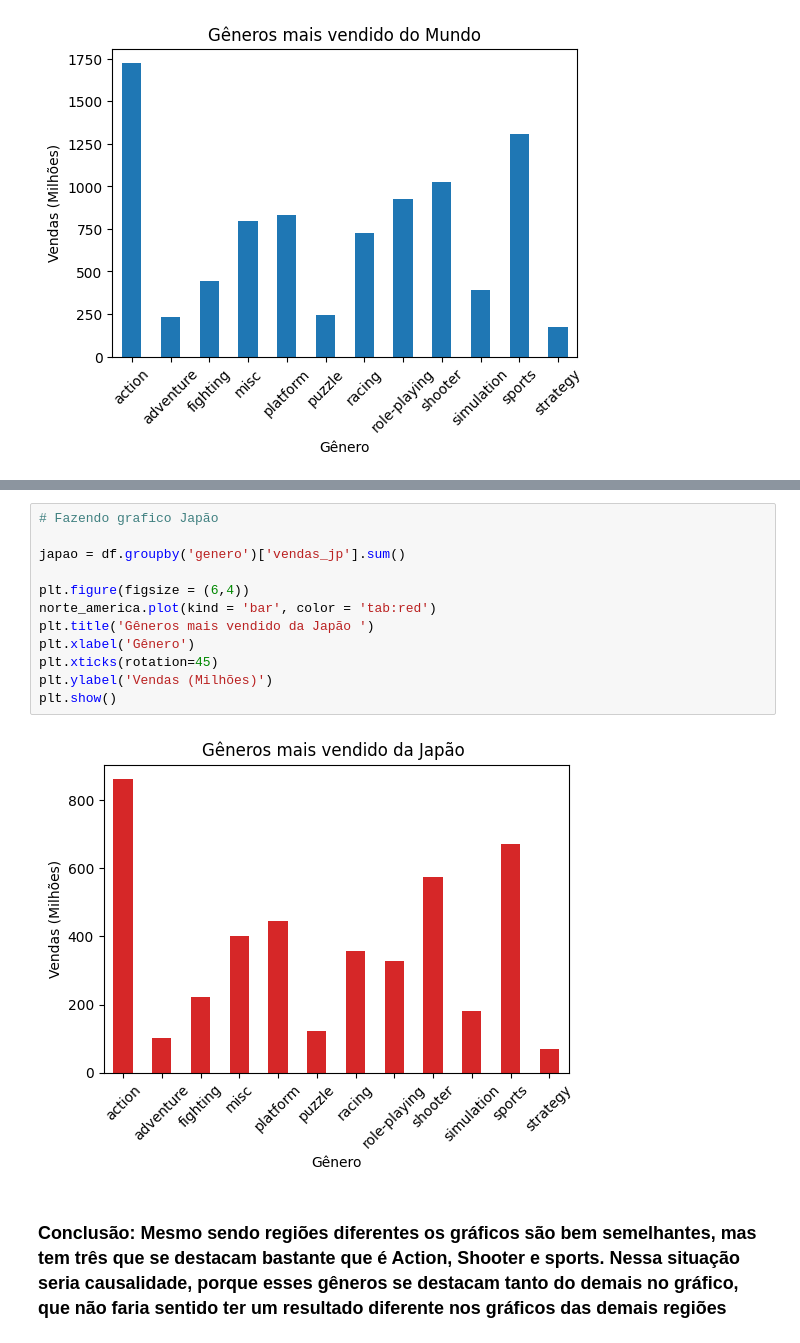
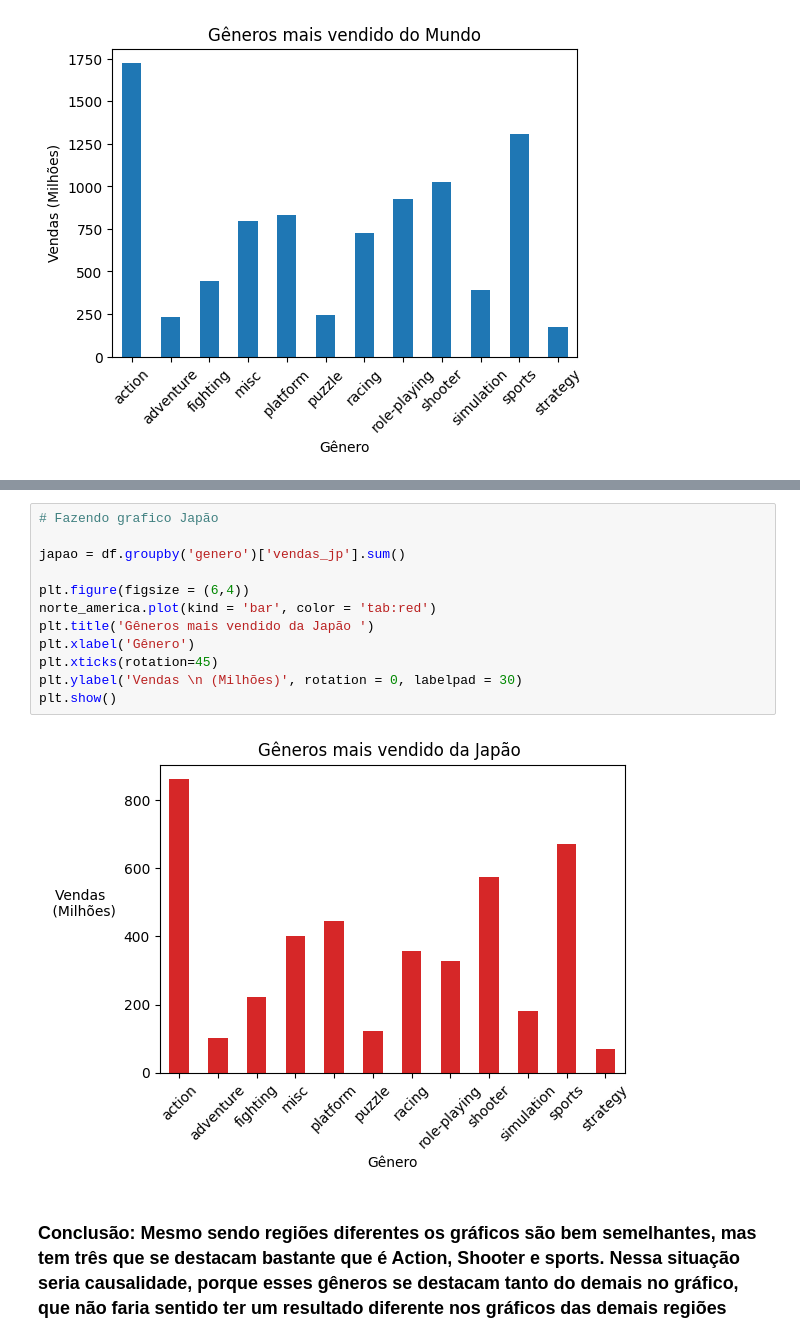
Before and after one commit to Nicolas14265/introducao, a Jupyter notebook: Projeto_Final.ipynb, the cells around one changed output, grey strips where cells are left out. Saved outputs shown, nothing was run; the diff lists cells and outputs as text.

```diff
--- a/Projeto_Final.ipynb
+++ b/Projeto_Final.ipynb
@@ -90,17 +90,17 @@ plt.show()
 # %%
 # Fazendo grafico Japão
 
 japao = df.groupby('genero')['vendas_jp'].sum()
 
 plt.figure(figsize = (6,4))
 norte_america.plot(kind = 'bar', color = 'tab:red')
 plt.title('Gêneros mais vendido da Japão ')
 plt.xlabel('Gênero')
 plt.xticks(rotation=45)
-plt.ylabel('Vendas (Milhões)')
+plt.ylabel('Vendas \n (Milhões)', rotation = 0, labelpad = 30)
 plt.show()
 # %% [output]
-[figure, old version]
+[figure, new version]
 # %% [markdown]
 ### Conclusão: Mesmo sendo regiões diferentes os gráficos são bem semelhantes, mas tem três que se destacam bastante que é Action, Shooter e sports. Nessa situação seria causalidade, porque esses gêneros se destacam tanto do demais no gráfico, que não faria sentido ter um resultado diferente nos gráficos das demais regiões
 # %%
```
Also changed, not shown: parts of 3 cells of this notebook.
